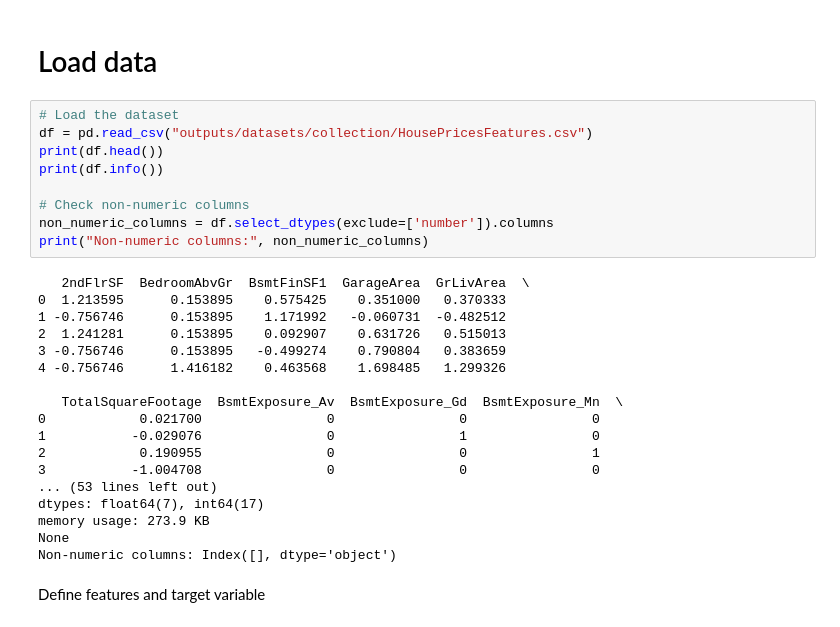
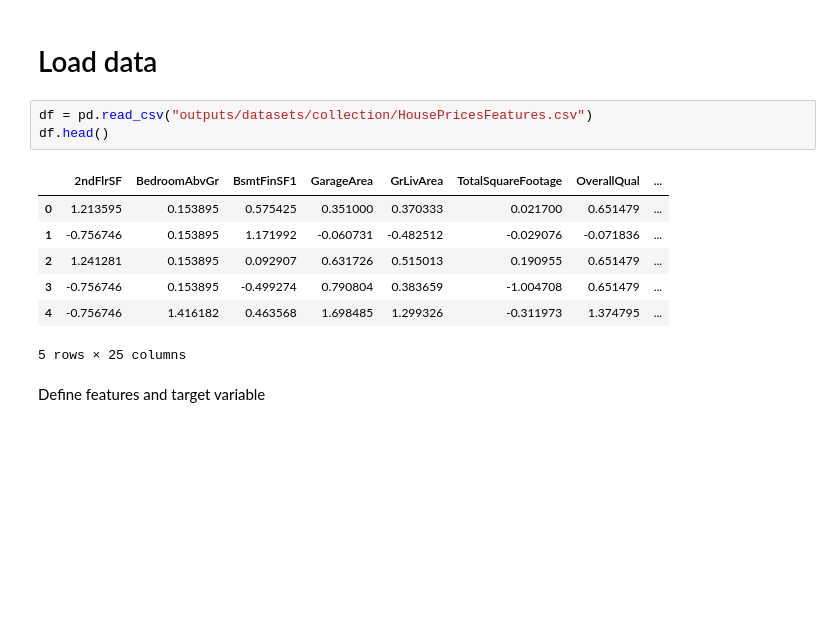
Before and after one commit to Patteerrik/Heritage-Housing-Issues, a Jupyter notebook: jupyter_notebooks/HouseSalePrices.ipynb, the cells around one changed output. Drawn from its saved outputs; the diff is of its cells as text; blank space fills up the shorter version.

Commit message:
Removed print statements in the load data cell

```diff
--- a/jupyter_notebooks/HouseSalePrices.ipynb
+++ b/jupyter_notebooks/HouseSalePrices.ipynb
@@ -73,33 +73,17 @@ import matplotlib.pyplot as plt
 import seaborn as sns
 # %% [markdown]
 # Load data
-# %%
-# Load the dataset
-df = pd.read_csv("outputs/datasets/collection/HousePricesFeatures.csv")
-print(df.head())
-print(df.info())
-
-# Check non-numeric columns
-non_numeric_columns = df.select_dtypes(exclude=['number']).columns
-print("Non-numeric columns:", non_numeric_columns)
-# %% [output]
-   2ndFlrSF  BedroomAbvGr  BsmtFinSF1  GarageArea  GrLivArea  \
-0  1.213595      0.153895    0.575425    0.351000   0.370333
-1 -0.756746      0.153895    1.171992   -0.060731  -0.482512
-2  1.241281      0.153895    0.092907    0.631726   0.515013
-3 -0.756746      0.153895   -0.499274    0.790804   0.383659
-4 -0.756746      1.416182    0.463568    1.698485   1.299326
-
-   TotalSquareFootage  BsmtExposure_Av  BsmtExposure_Gd  BsmtExposure_Mn  \
-0            0.021700                0                0                0
-1           -0.029076                0                1                0
-2            0.190955                0                0                1
-3           -1.004708                0                0                0
-... (53 lines left out)
-dtypes: float64(7), int64(17)
-memory usage: 273.9 KB
-None
-Non-numeric columns: Index([], dtype='object')
+# %%
+df = pd.read_csv("outputs/datasets/collection/HousePricesFeatures.csv")
+df.head()
+# %% [output]
+|  | 2ndFlrSF | BedroomAbvGr | BsmtFinSF1 | GarageArea | GrLivArea | TotalSquareFootage | OverallQual | ... |
+| 0 | 1.213595 | 0.153895 | 0.575425 | 0.351000 | 0.370333 | 0.021700 | 0.651479 | ... |
+| 1 | -0.756746 | 0.153895 | 1.171992 | -0.060731 | -0.482512 | -0.029076 | -0.071836 | ... |
+| 2 | 1.241281 | 0.153895 | 0.092907 | 0.631726 | 0.515013 | 0.190955 | 0.651479 | ... |
+| 3 | -0.756746 | 0.153895 | -0.499274 | 0.790804 | 0.383659 | -1.004708 | 0.651479 | ... |
+| 4 | -0.756746 | 1.416182 | 0.463568 | 1.698485 | 1.299326 | -0.311973 | 1.374795 | ... |
+5 rows × 25 columns
 # %% [markdown]
 Define features and target variable
 # %%
```
Also changed, not shown: parts of 11 cells of this notebook.
